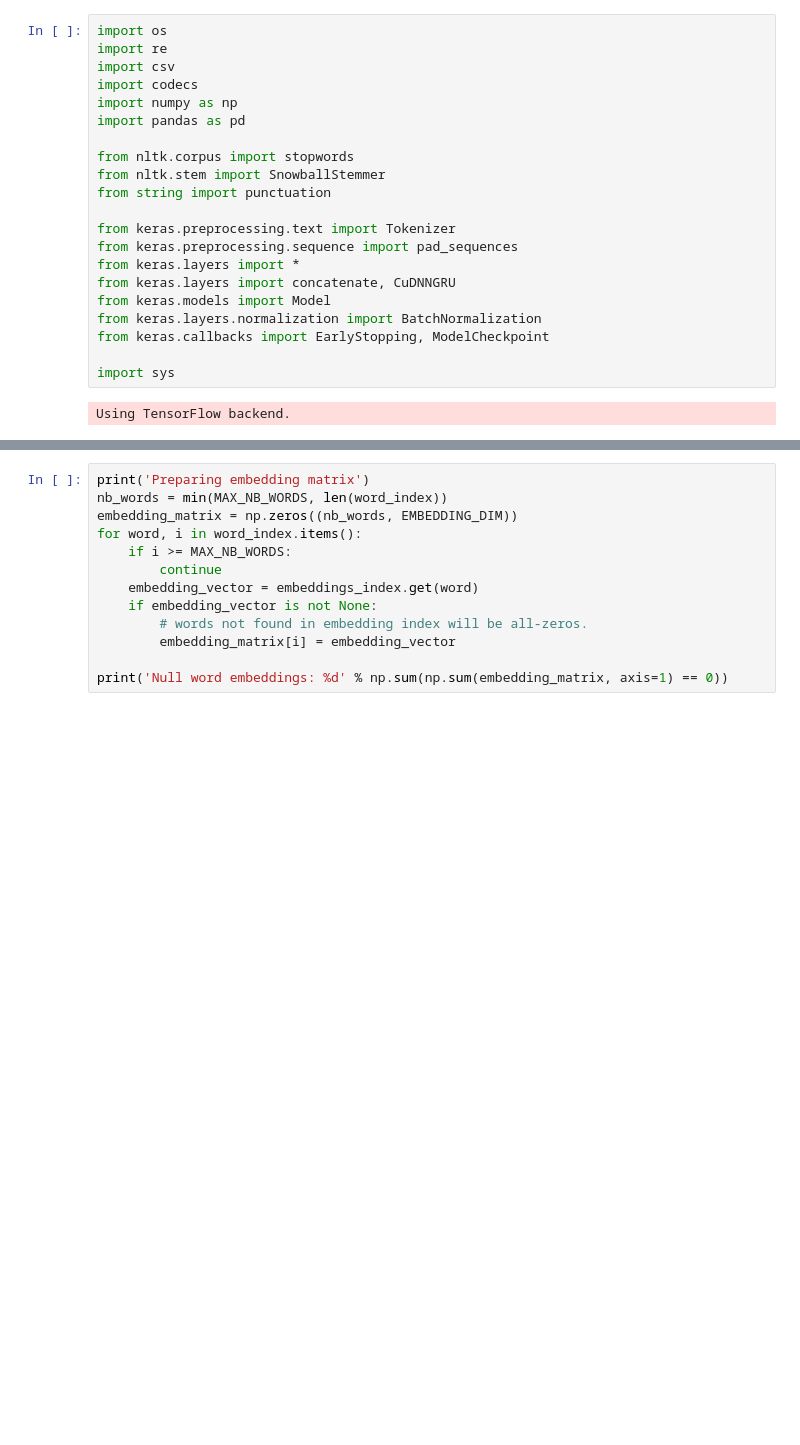
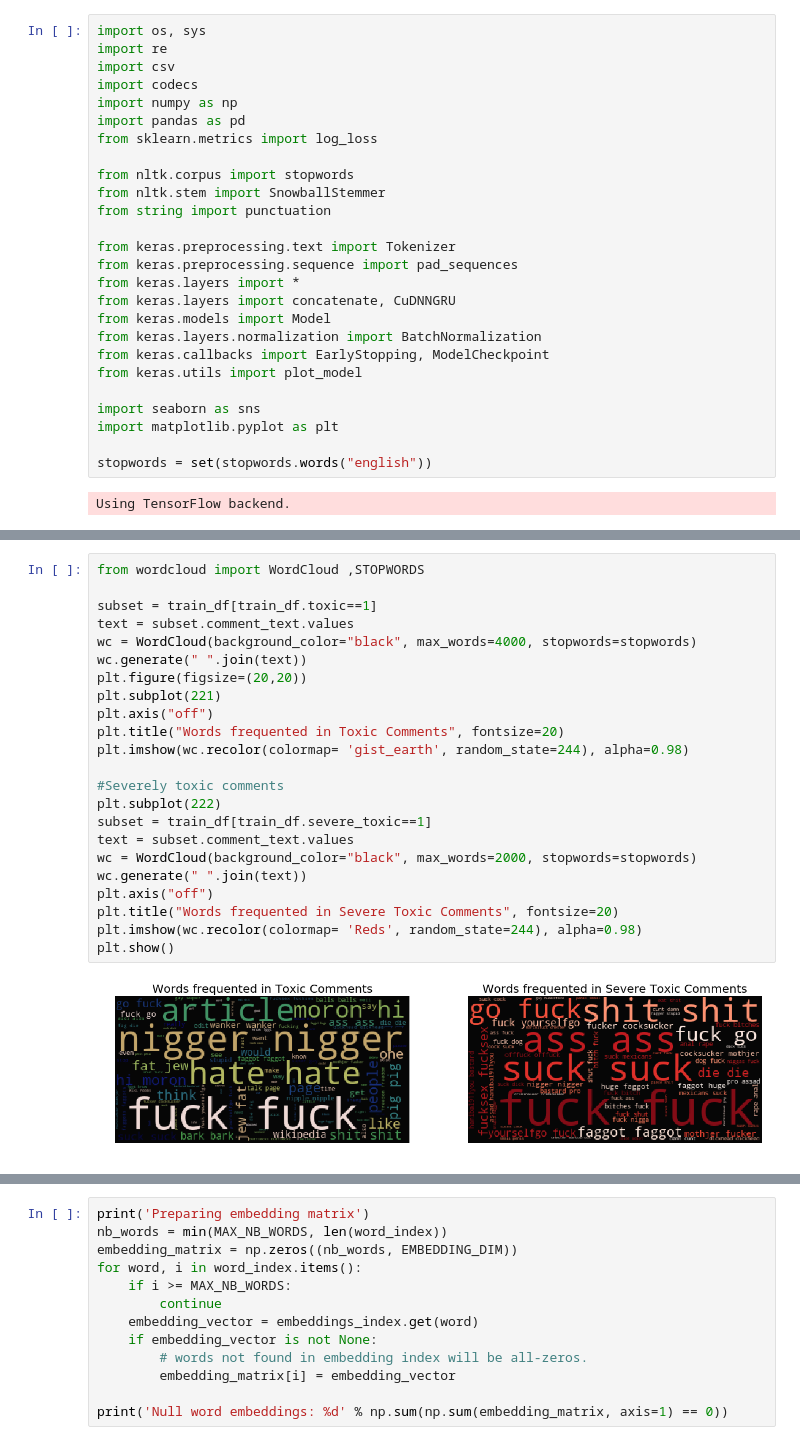
Before and after one commit to imrahulr/Toxic-Comment-Classification-Kaggle, a Jupyter notebook: dpcnn/dpcnn.ipynb, the cells around one changed output, grey strips where cells are left out. Cells and saved outputs as stored; diff of their text form; blank space fills up the shorter version.

```diff
--- a/dpcnn/dpcnn.ipynb
+++ b/dpcnn/dpcnn.ipynb
@@ -10,10 +20,11 @@ Requirement already up-to-date: scipy>=0.14 in /usr/local/lib/python3.6/dist-pac
 # %%
-import os
+import os, sys
 import re
 import csv
 import codecs
 import numpy as np
 import pandas as pd
+from sklearn.metrics import log_loss
 
 from nltk.corpus import stopwords
 from nltk.stem import SnowballStemmer
@@ -26,7 +37,11 @@ from keras.layers import concatenate, CuDNNGRU
 from keras.models import Model
 from keras.layers.normalization import BatchNormalization
 from keras.callbacks import EarlyStopping, ModelCheckpoint
+from keras.utils import plot_model
 
-import sys
+import seaborn as sns
+import matplotlib.pyplot as plt
+
+stopwords = set(stopwords.words("english"))
 # %% [output]
 Using TensorFlow backend.
@@ -208,0 +207,25 @@ Shape of test_data tensor: (153164, 200)
+# %%
+from wordcloud import WordCloud ,STOPWORDS
+
+subset = train_df[train_df.toxic==1]
+text = subset.comment_text.values
+wc = WordCloud(background_color="black", max_words=4000, stopwords=stopwords)
+wc.generate(" ".join(text))
+plt.figure(figsize=(20,20))
+plt.subplot(221)
+plt.axis("off")
+plt.title("Words frequented in Toxic Comments", fontsize=20)
+plt.imshow(wc.recolor(colormap= 'gist_earth', random_state=244), alpha=0.98)
+
+#Severely toxic comments
+plt.subplot(222)
+subset = train_df[train_df.severe_toxic==1]
+text = subset.comment_text.values
+wc = WordCloud(background_color="black", max_words=2000, stopwords=stopwords)
+wc.generate(" ".join(text))
+plt.axis("off")
+plt.title("Words frequented in Severe Toxic Comments", fontsize=20)
+plt.imshow(wc.recolor(colormap= 'Reds', random_state=244), alpha=0.98)
+plt.show()
+# %% [output]
+[figure, added]
```
Also changed, not shown: parts of 50 cells of this notebook.
